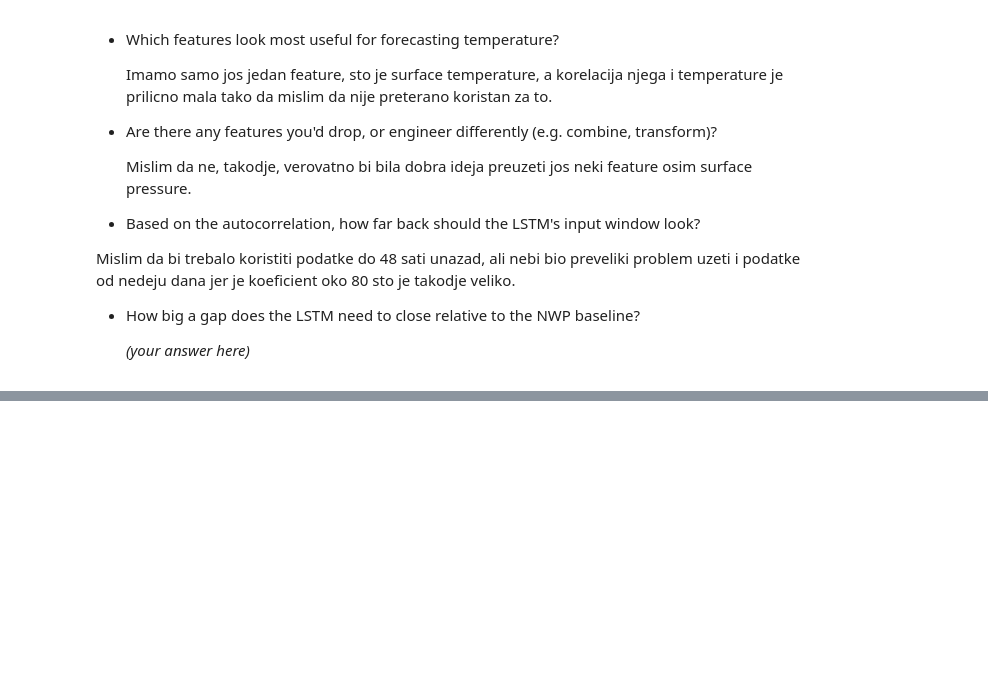
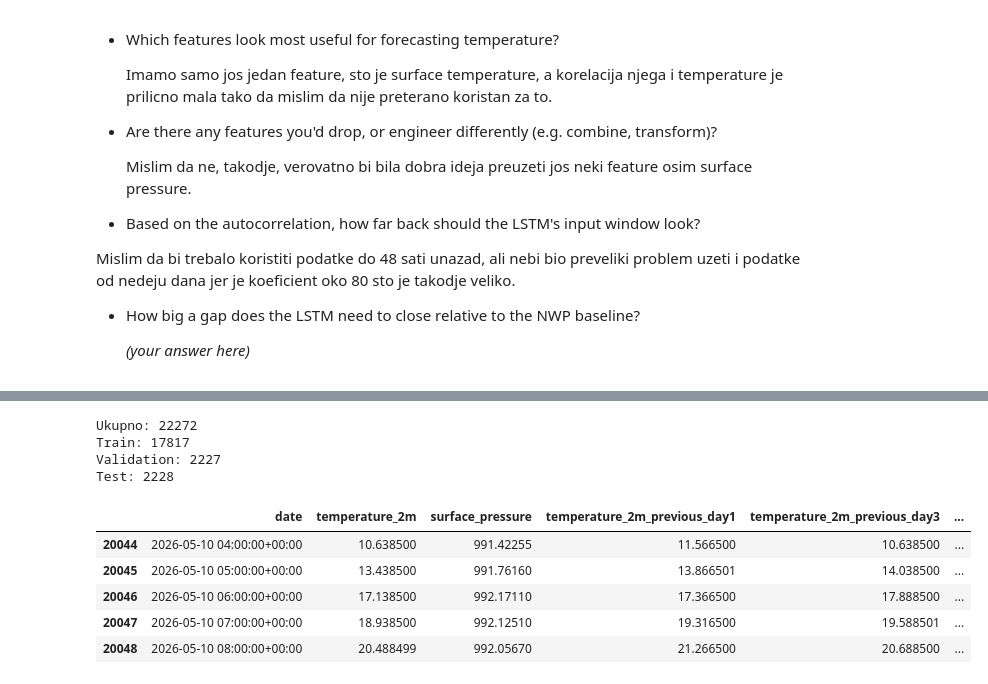
Before and after one commit to matejvu/TemperatureForecasting, a Jupyter notebook: notebooks/feature_exploration.ipynb, the cells around one changed output, grey strips where cells are left out. Cells and saved outputs as stored; diff of their text form; code cells hidden in the pictures; blank space fills up the shorter version.

Commit message:
uradjena statistika i podaci podeljeni na trening,validation i test set

```diff
--- a/notebooks/feature_exploration.ipynb
+++ b/notebooks/feature_exploration.ipynb
@@ -437,0 +596,31 @@ Mislim da bi trebalo koristiti podatke do 48 sati unazad, ali nebi bio preveliki
+# %%
+from sklearn.model_selection import train_test_split
+date=df["date"]
+n=len(date)
+
+trsize=int(n*0.8)
+valsize=int(len(date)*0.1)
+
+trening=df.iloc[:trsize]
+validation=df.iloc[trsize:trsize+valsize]
+test=df.iloc[trsize+valsize:]
+
+
+print("Ukupno:", len(date))
+
+print("Train:", len(trening))
+print("Validation:", len(validation))
+print("Test:", len(test))
+
+test.head()
+# %% [output]
+Ukupno: 22272
+Train: 17817
+Validation: 2227
+Test: 2228
+|  | date | temperature_2m | surface_pressure | temperature_2m_previous_day1 | temperature_2m_previous_day3 | ... |
+| 20044 | 2026-05-10 04:00:00+00:00 | 10.638500 | 991.42255 | 11.566500 | 10.638500 | ... |
+| 20045 | 2026-05-10 05:00:00+00:00 | 13.438500 | 991.76160 | 13.866501 | 14.038500 | ... |
+| 20046 | 2026-05-10 06:00:00+00:00 | 17.138500 | 992.17110 | 17.366500 | 17.888500 | ... |
+| 20047 | 2026-05-10 07:00:00+00:00 | 18.938500 | 992.12510 | 19.316500 | 19.588501 | ... |
+| 20048 | 2026-05-10 08:00:00+00:00 | 20.488499 | 992.05670 | 21.266500 | 20.688500 | ... |
```
Also changed, not shown: parts of 4 cells of this notebook.
